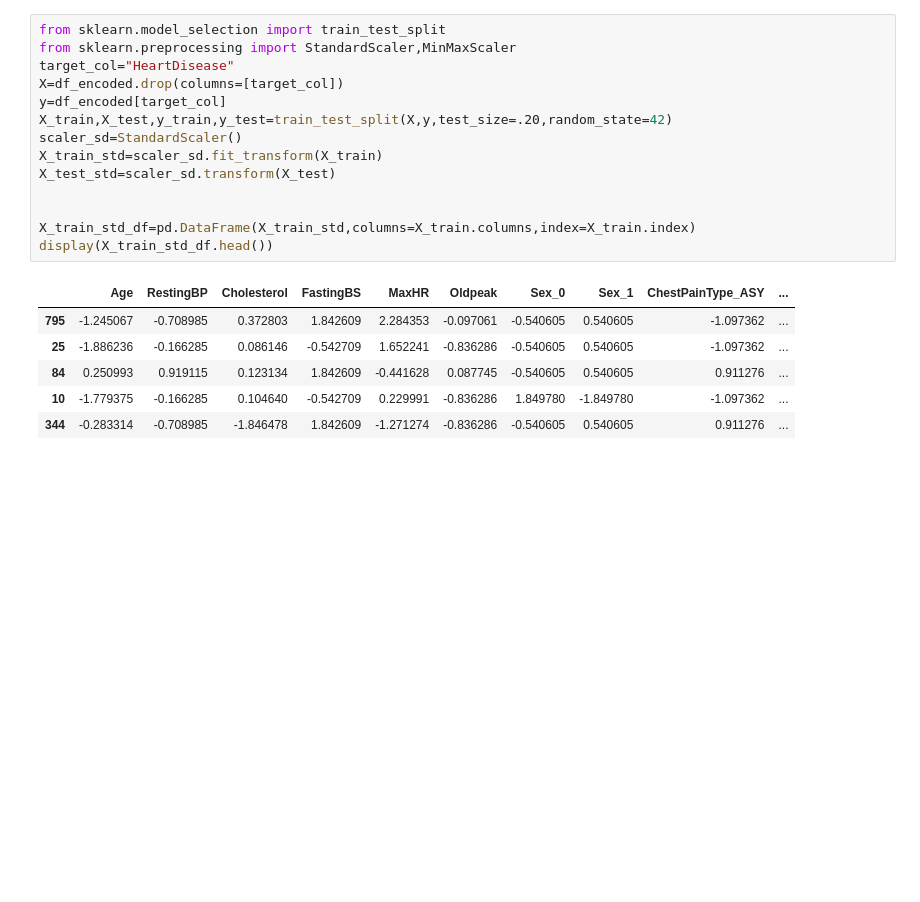
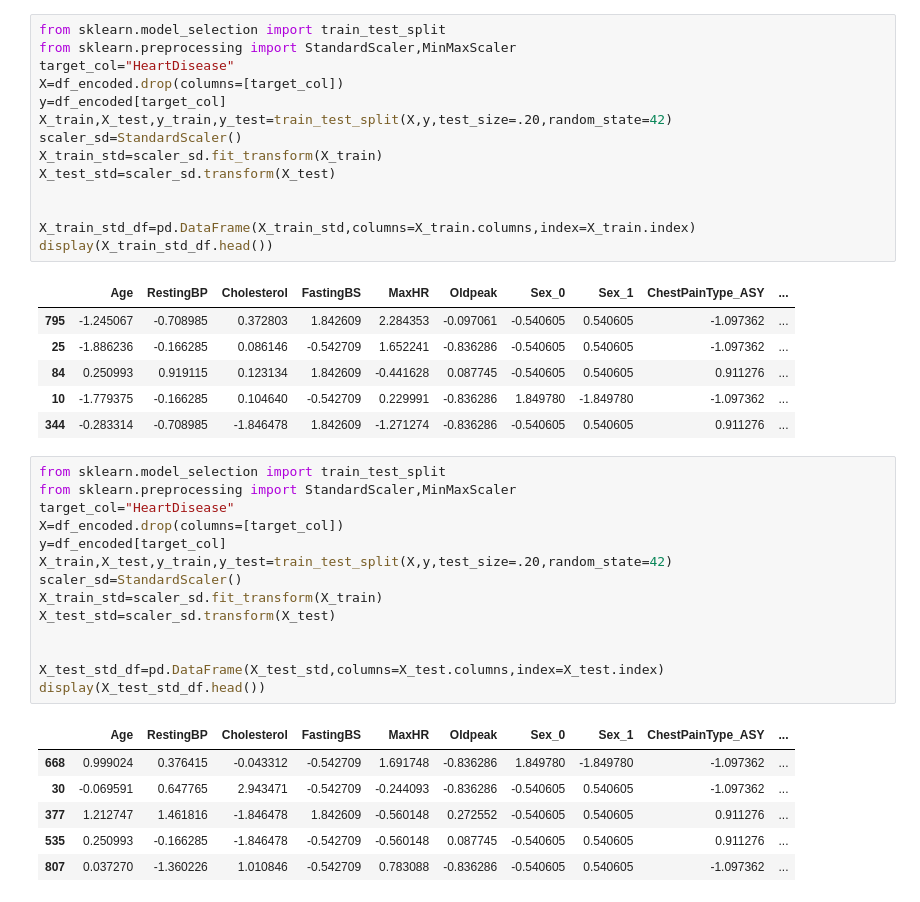
Before and after one commit to shovo896/EDA-of-Heart-Failure-disease, a Jupyter notebook: eda.ipynb, the cells around one changed output. Saved outputs shown, nothing was run; the diff lists cells and outputs as text; blank space fills up the shorter version.

```diff
--- a/eda.ipynb
+++ b/eda.ipynb
@@ -366,3 +366,24 @@ display(X_train_std_df.head())
 | 84 | 0.250993 | 0.919115 | 0.123134 | 1.842609 | -0.441628 | 0.087745 | -0.540605 | 0.540605 | 0.911276 | ... |
 | 10 | -1.779375 | -0.166285 | 0.104640 | -0.542709 | 0.229991 | -0.836286 | 1.849780 | -1.849780 | -1.097362 | ... |
 | 344 | -0.283314 | -0.708985 | -1.846478 | 1.842609 | -1.271274 | -0.836286 | -0.540605 | 0.540605 | 0.911276 | ... |
+# %%
+from sklearn.model_selection import train_test_split
+from sklearn.preprocessing import StandardScaler,MinMaxScaler
+target_col="HeartDisease"
+X=df_encoded.drop(columns=[target_col])
+y=df_encoded[target_col]
+X_train,X_test,y_train,y_test=train_test_split(X,y,test_size=.20,random_state=42)
+scaler_sd=StandardScaler()
+X_train_std=scaler_sd.fit_transform(X_train)
+X_test_std=scaler_sd.transform(X_test)
+
+
+X_test_std_df=pd.DataFrame(X_test_std,columns=X_test.columns,index=X_test.index)
+display(X_test_std_df.head())
+# %% [output]
+|  | Age | RestingBP | Cholesterol | FastingBS | MaxHR | Oldpeak | Sex_0 | Sex_1 | ChestPainType_ASY | ... |
+| 668 | 0.999024 | 0.376415 | -0.043312 | -0.542709 | 1.691748 | -0.836286 | 1.849780 | -1.849780 | -1.097362 | ... |
+| 30 | -0.069591 | 0.647765 | 2.943471 | -0.542709 | -0.244093 | -0.836286 | -0.540605 | 0.540605 | -1.097362 | ... |
+| 377 | 1.212747 | 1.461816 | -1.846478 | 1.842609 | -0.560148 | 0.272552 | -0.540605 | 0.540605 | 0.911276 | ... |
+| 535 | 0.250993 | -0.166285 | -1.846478 | -0.542709 | -0.560148 | 0.087745 | -0.540605 | 0.540605 | 0.911276 | ... |
+| 807 | 0.037270 | -1.360226 | 1.010846 | -0.542709 | 0.783088 | -0.836286 | -0.540605 | 0.540605 | -1.097362 | ... |
```
